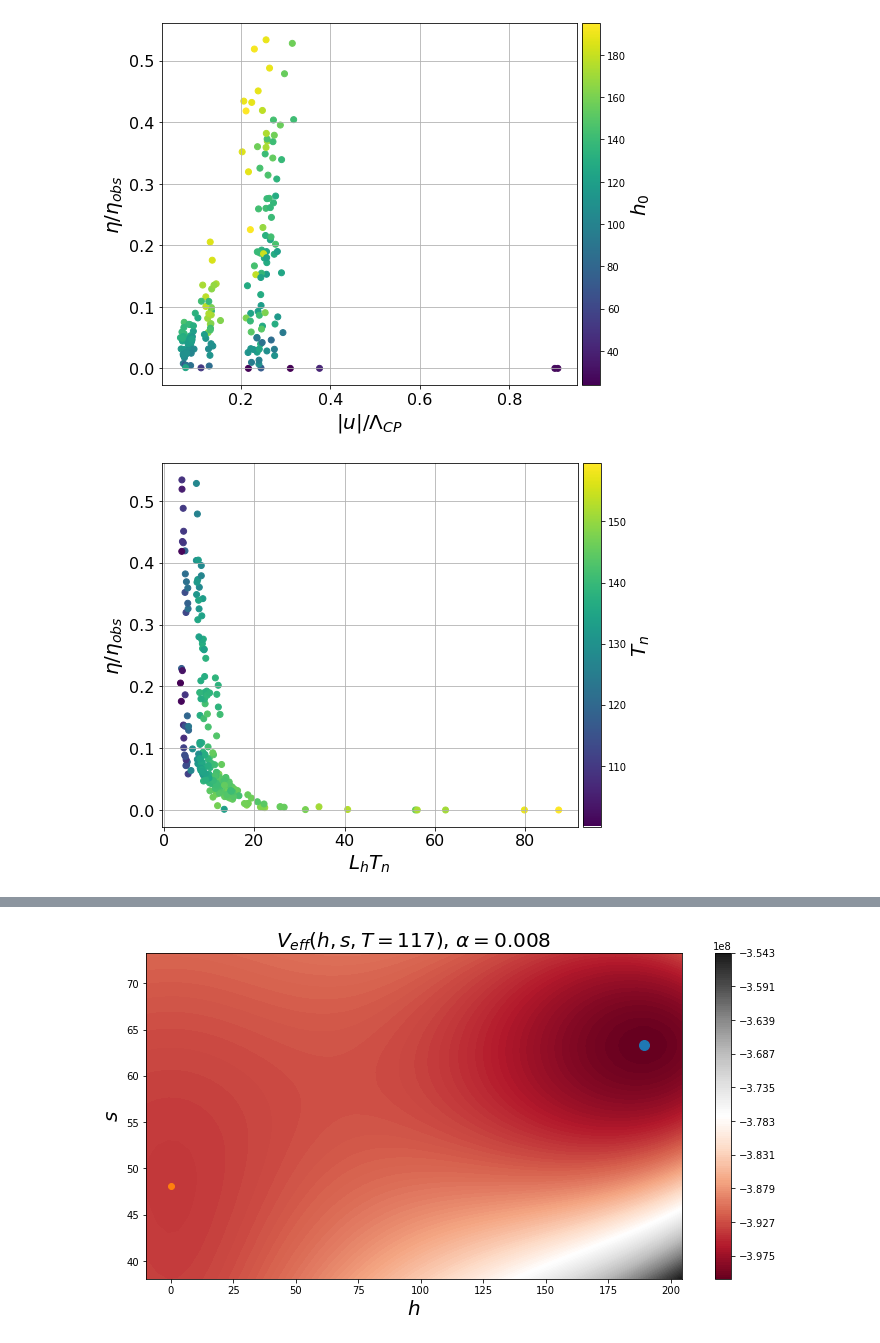
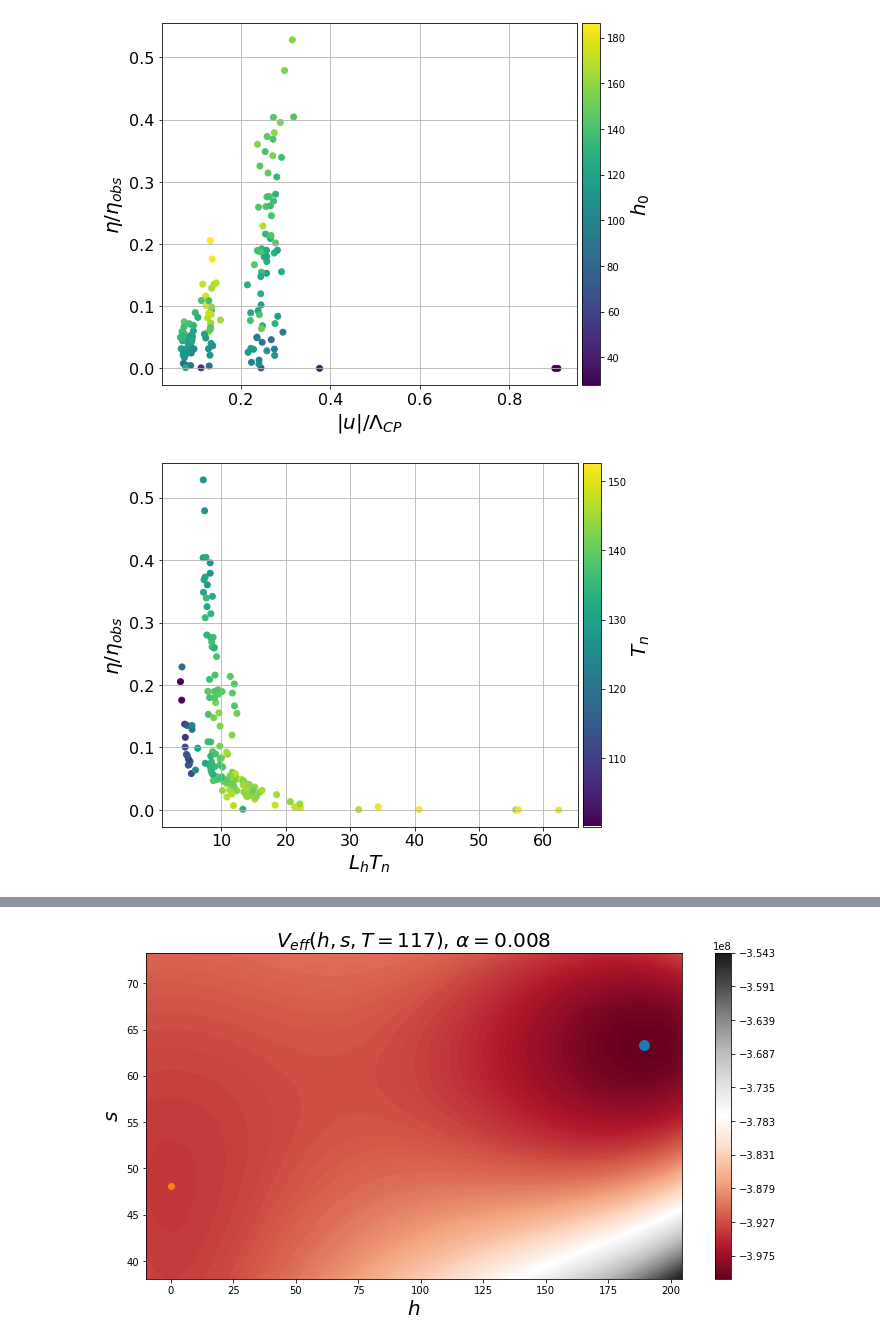
Before and after one commit to PB-316/Z_2breaking-PT-BAU, a Jupyter notebook: check_topquark_full.ipynb, the cells around one changed output, grey strips where cells are left out. Saved outputs shown, nothing was run; the diff lists cells and outputs as text; code cells hidden in the pictures.

```diff
--- a/check_topquark_full.ipynb
+++ b/check_topquark_full.ipynb
@@ -1879,5 +1872,7 @@ class bubble():
 # %%
 df=pd.read_csv("SCANS/BAU/sols_fullmodel_All.csv",index_col=[0])
+df=df[df["vel_converged"]==True]
+df=df[df.Lam_CP>df.ms]
 
 plt.scatter(abs(df.u/df.Lam_CP),df.eta_BAU,c=df.h0)
 
@@ -1895,25 +1890,28 @@ plt.tight_layout()
 #plt.savefig('SCANS/BAU_plots/EDM_plot.pdf', dpi=300)
 plt.show()
 # %% [output]
-[figure, old version]
+[figure, new version]
 # %%
+
 df=pd.read_csv("SCANS/BAU/sols_fullmodel_All.csv",index_col=[0])
+df=df[df["vel_converged"]==True]
+df=df[df.Lam_CP>df.ms]
 
 plt.scatter(df.Lh*df.Tnuc_0,df.eta_BAU,c=df.Tnuc_0)
 
 plt.colorbar(orientation="vertical",pad=0.01).set_label( label="$T_{n}$", size=label_size, weight='bold')
 #plt.axhline(y=d_eEDM_bound,linestyle="--",c="k")
 #plt.xscale("log")
 plt.grid(True)
 plt.xticks(fontsize=thick_size)
 plt.yticks(fontsize=thick_size)
 plt.xlabel("$L_h T_n$",size=label_size)
 plt.ylabel("$\\eta/\\eta_{obs}$",size=label_size)
 #plt.figtext(.47, .41, "ACME", fontsize=15)
 #plt.xlim(0.1,.9)
 plt.tight_layout()
 #plt.savefig('SCANS/BAU_plots/EDM_plot.pdf', dpi=300)
 plt.show()
 # %% [output]
-[figure, old version]
+[figure, new version]
 # %%
```
Also changed, not shown: parts of 4 cells of this notebook, 1 other file.
